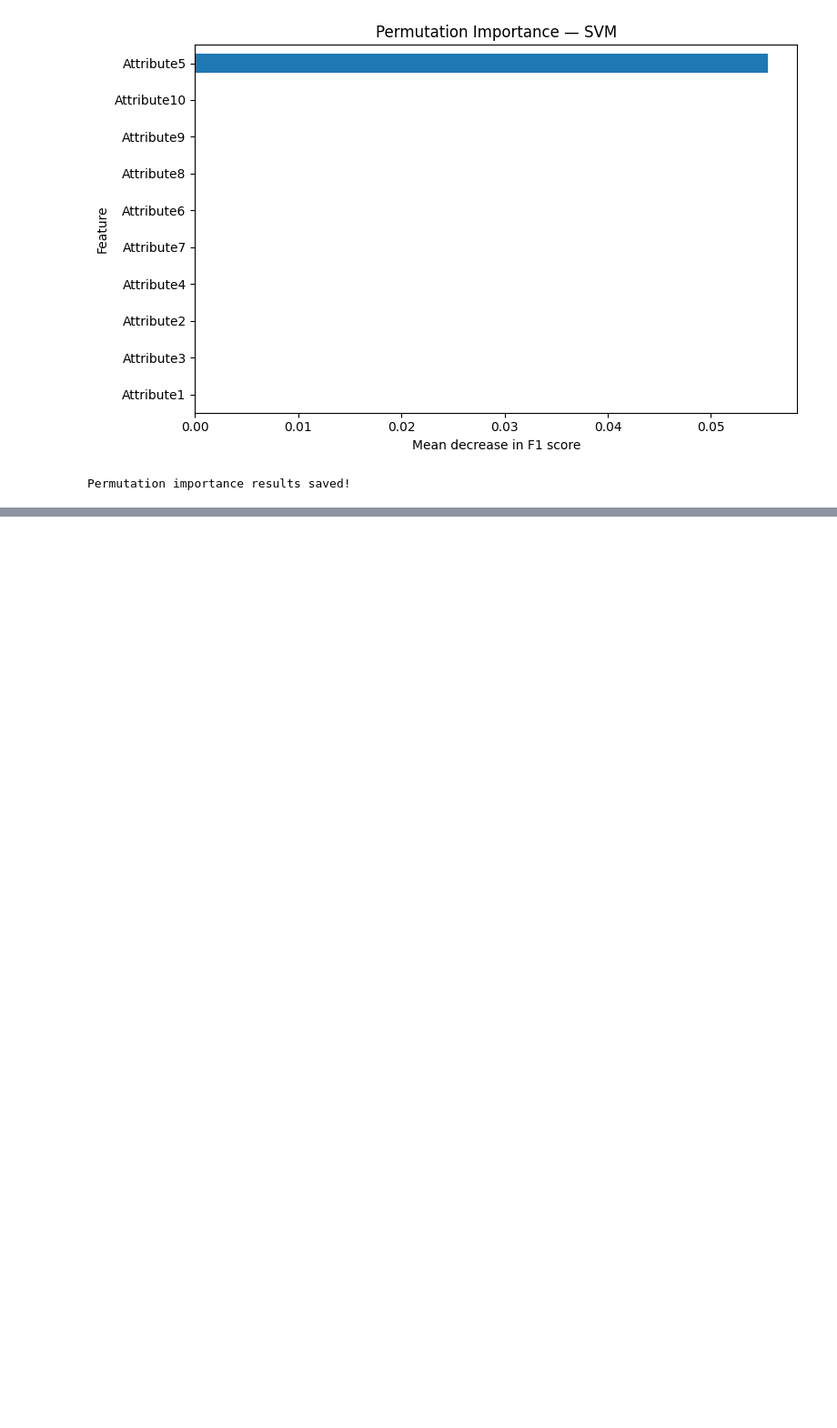
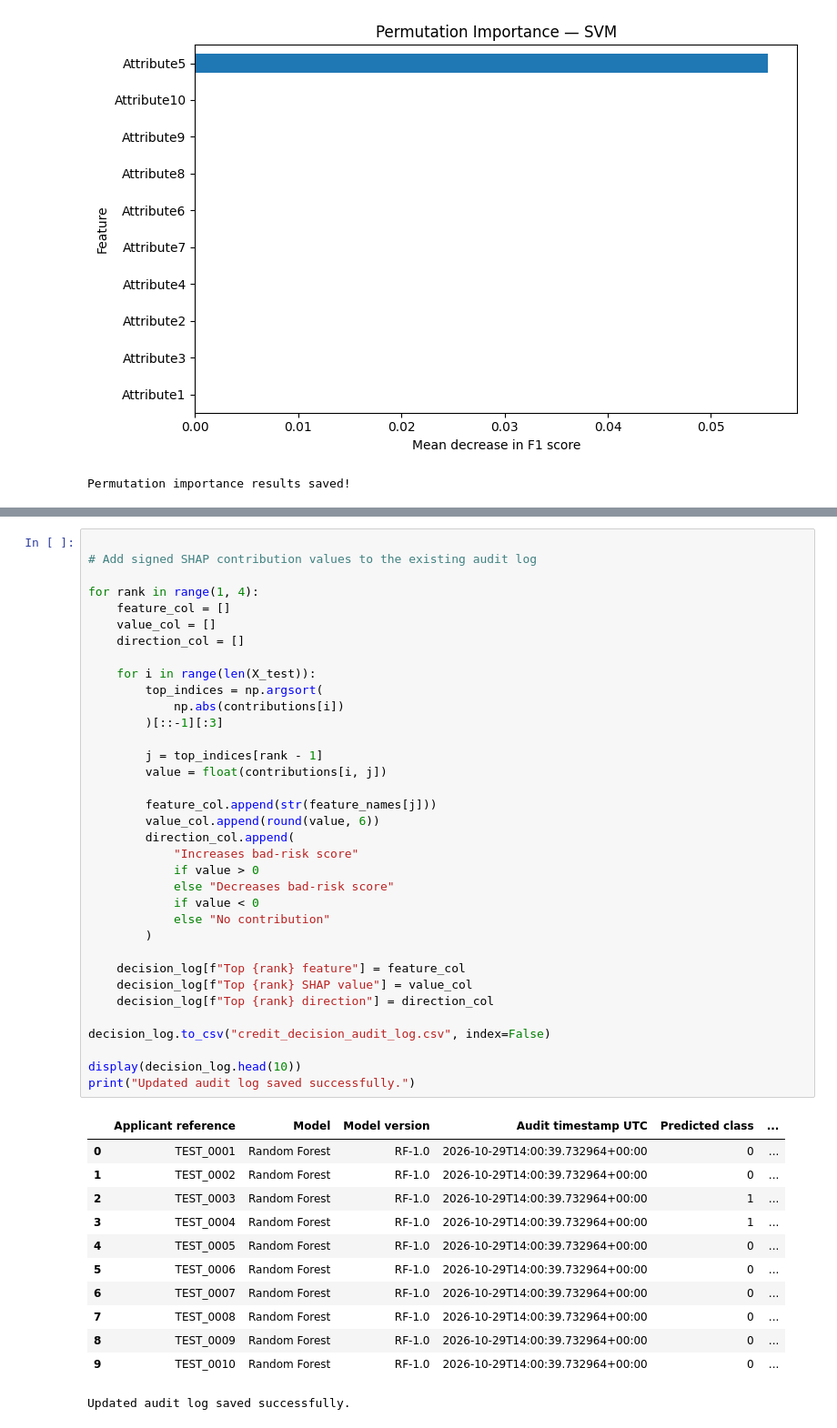
Before and after one commit to yashaswi25-hue/Regulatory-Aware-AI-for-Explainable-and-Auditable-Credit-Decisions, a Jupyter notebook: german_credit_datasets.ipynb, the cells around one changed output, grey strips where cells are left out. Shown at 91% size. Saved outputs shown, nothing was run; the diff lists cells and outputs as text; blank space fills up the shorter version.

```diff
--- a/german_credit_datasets.ipynb
+++ b/german_credit_datasets.ipynb
@@ -999,0 +1588,48 @@ Permutation importance results saved!
+# %%
+
+# Add signed SHAP contribution values to the existing audit log
+
+for rank in range(1, 4):
+    feature_col = []
+    value_col = []
+    direction_col = []
+
+    for i in range(len(X_test)):
+        top_indices = np.argsort(
+            np.abs(contributions[i])
+        )[::-1][:3]
+
+        j = top_indices[rank - 1]
+        value = float(contributions[i, j])
+
+        feature_col.append(str(feature_names[j]))
+        value_col.append(round(value, 6))
+        direction_col.append(
+            "Increases bad-risk score"
+            if value > 0
+            else "Decreases bad-risk score"
+            if value < 0
+            else "No contribution"
+        )
+
+    decision_log[f"Top {rank} feature"] = feature_col
+    decision_log[f"Top {rank} SHAP value"] = value_col
+    decision_log[f"Top {rank} direction"] = direction_col
+
+decision_log.to_csv("credit_decision_audit_log.csv", index=False)
+
+display(decision_log.head(10))
+print("Updated audit log saved successfully.")
+# %% [output]
+|  | Applicant reference | Model | Model version | Audit timestamp UTC | Predicted class | ... |
+| 0 | TEST_0001 | Random Forest | RF-1.0 | 2026-10-29T14:00:39.732964+00:00 | 0 | ... |
+| 1 | TEST_0002 | Random Forest | RF-1.0 | 2026-10-29T14:00:39.732964+00:00 | 0 | ... |
+| 2 | TEST_0003 | Random Forest | RF-1.0 | 2026-10-29T14:00:39.732964+00:00 | 1 | ... |
+| 3 | TEST_0004 | Random Forest | RF-1.0 | 2026-10-29T14:00:39.732964+00:00 | 1 | ... |
+| 4 | TEST_0005 | Random Forest | RF-1.0 | 2026-10-29T14:00:39.732964+00:00 | 0 | ... |
+| 5 | TEST_0006 | Random Forest | RF-1.0 | 2026-10-29T14:00:39.732964+00:00 | 0 | ... |
+| 6 | TEST_0007 | Random Forest | RF-1.0 | 2026-10-29T14:00:39.732964+00:00 | 0 | ... |
+| 7 | TEST_0008 | Random Forest | RF-1.0 | 2026-10-29T14:00:39.732964+00:00 | 0 | ... |
+| 8 | TEST_0009 | Random Forest | RF-1.0 | 2026-10-29T14:00:39.732964+00:00 | 0 | ... |
+| 9 | TEST_0010 | Random Forest | RF-1.0 | 2026-10-29T14:00:39.732964+00:00 | 0 | ... |
+Updated audit log saved successfully.
```
Also changed, not shown: parts of 13 cells of this notebook.
